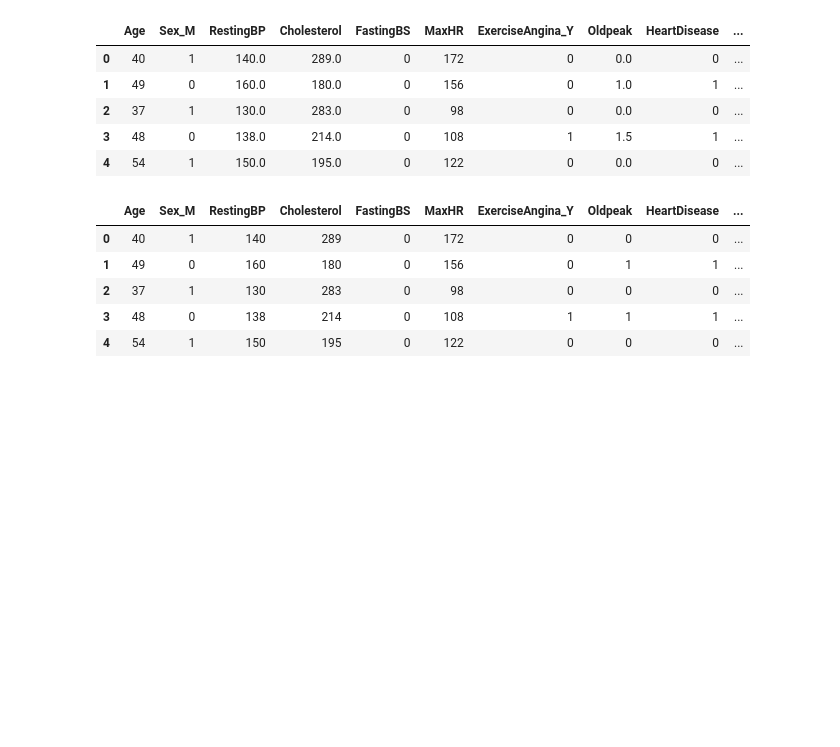
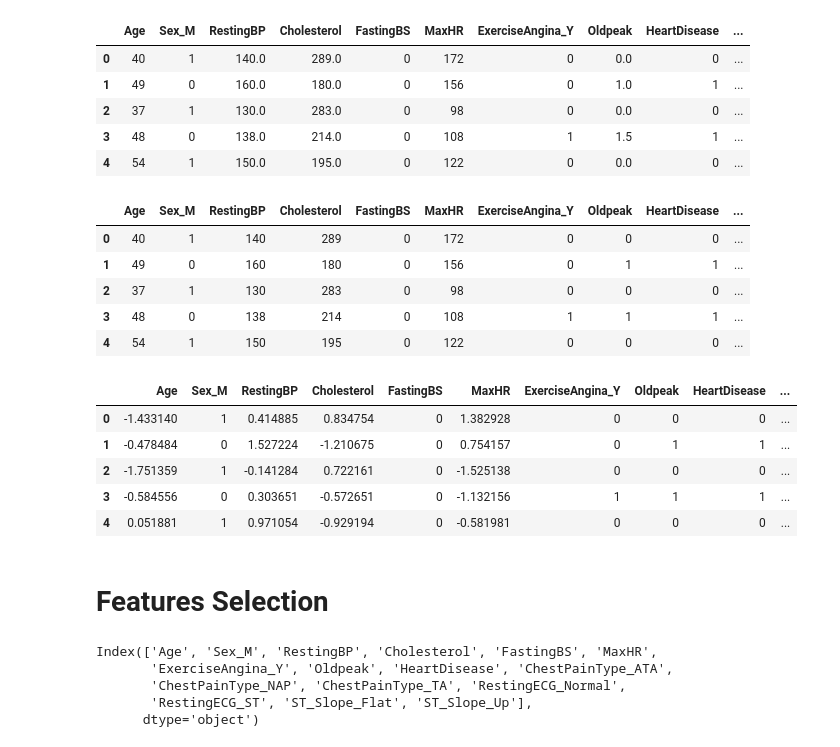
Before and after one commit to singhania2609/Heart_Disease_Risk_Prediction_Model_using_ML, a Jupyter notebook: heart.ipynb, the cells around one changed output. Cells and saved outputs as stored; diff of their text form; code cells hidden in the pictures; blank space fills up the shorter version.

Commit message:
features selection

```diff
--- a/heart.ipynb
+++ b/heart.ipynb
@@ -267,3 +269,31 @@ df_encoded.head()
 | 2 | 37 | 1 | 130 | 283 | 0 | 98 | 0 | 0 | 0 | ... |
 | 3 | 48 | 0 | 138 | 214 | 0 | 108 | 1 | 1 | 1 | ... |
 | 4 | 54 | 1 | 150 | 195 | 0 | 122 | 0 | 0 | 0 | ... |
+# %%
+#scaling
+
+from sklearn.preprocessing import StandardScaler
+
+numerical_cols = ['Age', 'RestingBP', 'Cholesterol', 'MaxHR']
+scaler = StandardScaler()
+
+df_encoded[numerical_cols] = scaler.fit_transform(df_encoded[numerical_cols])
+# %%
+df_encoded.head()
+# %% [output]
+|  | Age | Sex_M | RestingBP | Cholesterol | FastingBS | MaxHR | ExerciseAngina_Y | Oldpeak | HeartDisease | ... |
+| 0 | -1.433140 | 1 | 0.414885 | 0.834754 | 0 | 1.382928 | 0 | 0 | 0 | ... |
+| 1 | -0.478484 | 0 | 1.527224 | -1.210675 | 0 | 0.754157 | 0 | 1 | 1 | ... |
+| 2 | -1.751359 | 1 | -0.141284 | 0.722161 | 0 | -1.525138 | 0 | 0 | 0 | ... |
+| 3 | -0.584556 | 0 | 0.303651 | -0.572651 | 0 | -1.132156 | 1 | 1 | 1 | ... |
+| 4 | 0.051881 | 1 | 0.971054 | -0.929194 | 0 | -0.581981 | 0 | 0 | 0 | ... |
+# %% [markdown]
+# Features Selection
+# %%
+df_encoded.columns
+# %% [output]
+Index(['Age', 'Sex_M', 'RestingBP', 'Cholesterol', 'FastingBS', 'MaxHR',
+       'ExerciseAngina_Y', 'Oldpeak', 'HeartDisease', 'ChestPainType_ATA',
+       'ChestPainType_NAP', 'ChestPainType_TA', 'RestingECG_Normal',
+       'RestingECG_ST', 'ST_Slope_Flat', 'ST_Slope_Up'],
+      dtype='object')
```
Also changed, not shown: parts of 3 cells of this notebook.
